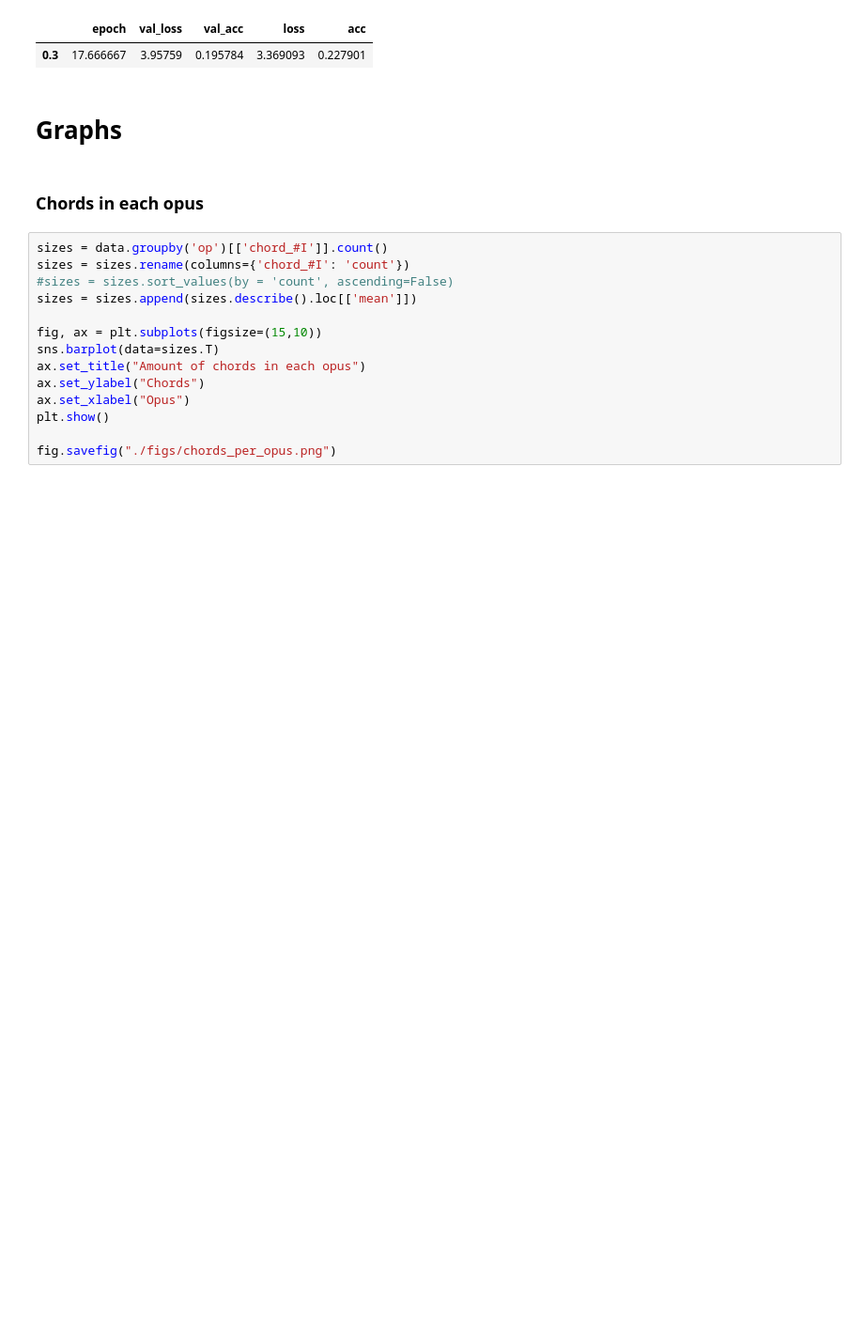
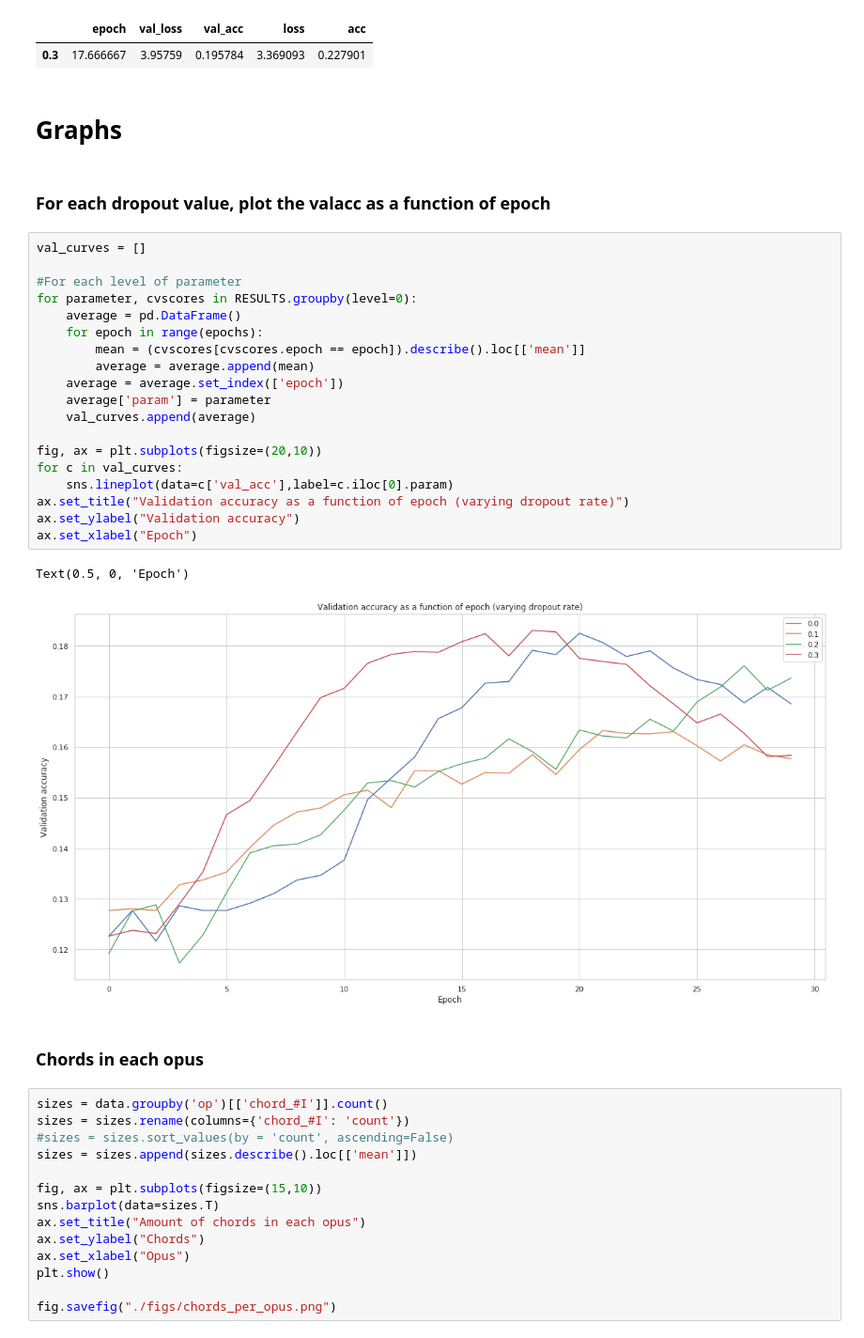
Before and after one commit to laureleo/chord-prediction, a Jupyter notebook: run-2.ipynb, the cells around one changed output. Shown at 94% size. Cells and saved outputs as stored; diff of their text form; blank space fills up the shorter version.

Commit message:
Plotting valacc as a function of epochs

```diff
--- a/run-2.ipynb
+++ b/run-2.ipynb
@@ -223,6 +225,30 @@ Best score
 | 0.3 | 17.666667 | 3.95759 | 0.195784 | 3.369093 | 0.227901 |
 # %% [markdown]
 # Graphs
+# %% [markdown]
+### For each dropout value, plot the valacc as a function of epoch
+# %%
+val_curves = []
+
+#For each level of parameter
+for parameter, cvscores in RESULTS.groupby(level=0):
+    average = pd.DataFrame()
+    for epoch in range(epochs):
+        mean = (cvscores[cvscores.epoch == epoch]).describe().loc[['mean']]
+        average = average.append(mean)
+    average = average.set_index(['epoch'])
+    average['param'] = parameter
+    val_curves.append(average)
+
+fig, ax = plt.subplots(figsize=(20,10))
+for c in val_curves:
+    sns.lineplot(data=c['val_acc'],label=c.iloc[0].param)
+ax.set_title("Validation accuracy as a function of epoch (varying dropout rate)")
+ax.set_ylabel("Validation accuracy")
+ax.set_xlabel("Epoch")
+# %% [output]
+Text(0.5, 0, 'Epoch')
+[figure, added]
 # %% [markdown]
 ### Chords in each opus
 # %%
```
Also changed, not shown: parts of 5 cells of this notebook, 3 other files.
